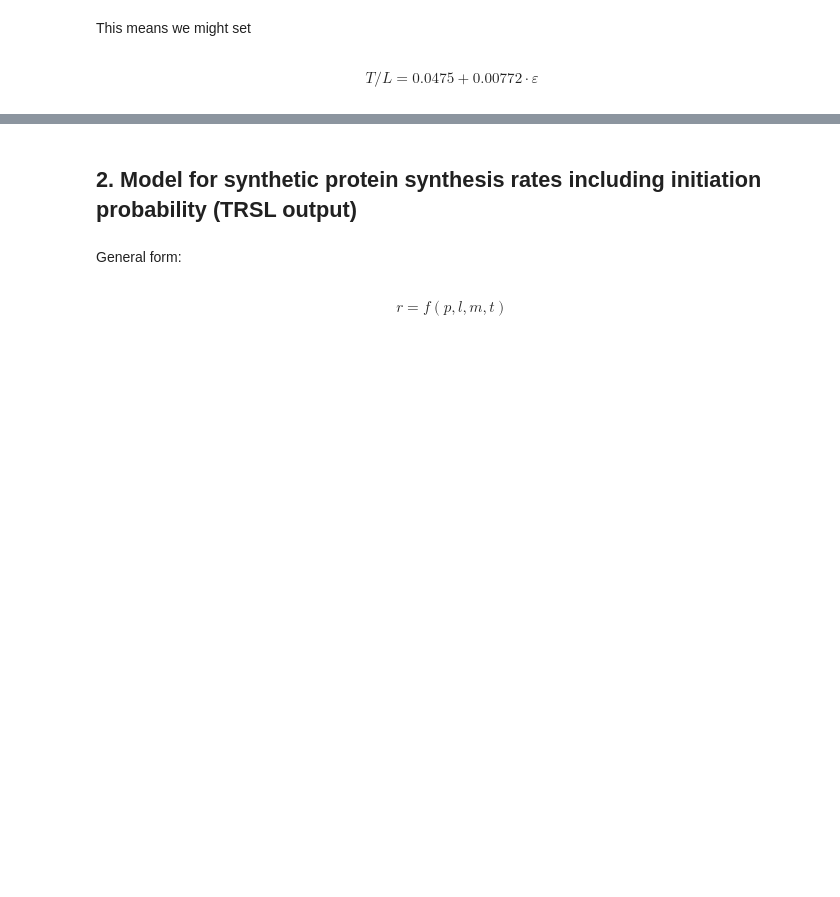
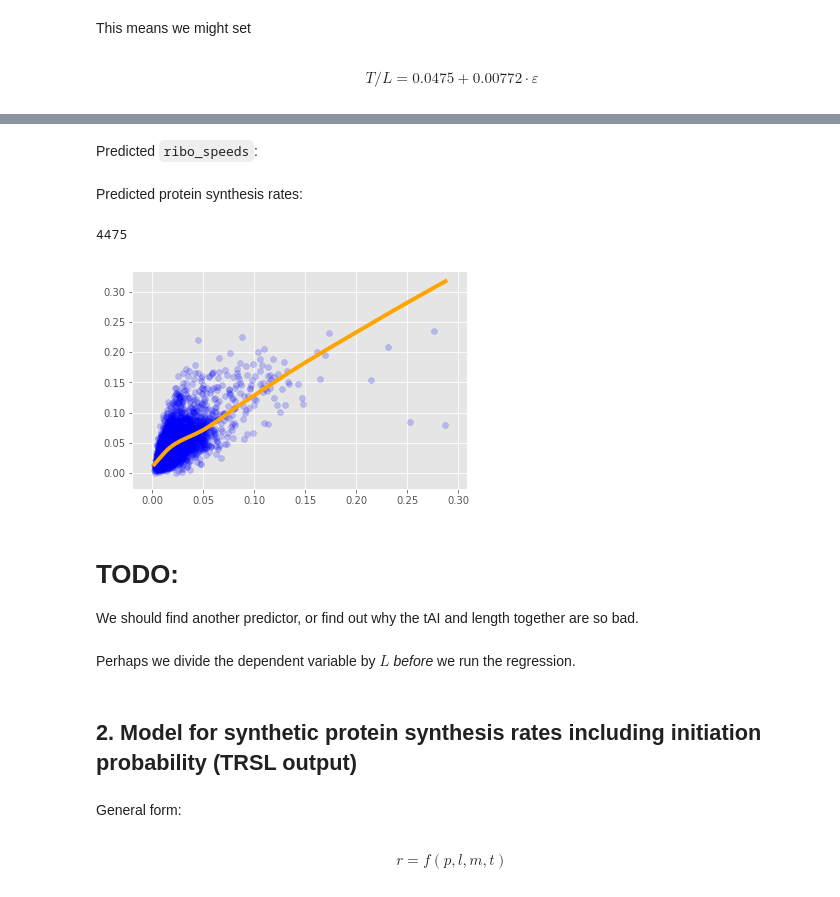
Before and after one commit to gittenberg/TRSL, a Jupyter notebook: workbooks/analyses/10 Modelling protein synthesis rates.ipynb, the cells around one changed output, grey strips where cells are left out. Drawn from its saved outputs; the diff is of its cells as text; code cells hidden in the pictures; blank space fills up the shorter version.

````diff
--- a/workbooks/analyses/10 Modelling protein synthesis rates.ipynb
+++ b/workbooks/analyses/10 Modelling protein synthesis rates.ipynb
@@ -427,0 +502,2 @@ TODO: also try a 2d regression
+# %%
+regression_data.columns = ["tAI", "ORF_length","Ribosome_speed"]
@@ -427,0 +517,3 @@ TODO: also try a 2d regression
+# %%
+result = sm.ols(formula="Ribosome_speed ~ tAI + ORF_length", data=regression_data).fit()
+print result.params
@@ -428,3 +545,22 @@ TODO: also try a 2d regression
+# %% [markdown]
+Predicted ```ribo_speeds```:
+# %%
+predictions = result.predict(regression_data).to_dict()
+# %% [markdown]
+Predicted protein synthesis rates:
+# %%
+predicted_rates_2D = {gene: predictions[gene] / orf_lengths[gene] for gene in predictions}
+# %%
+scatter_dicts(predicted_rates_2D, prot_speed_per_transcript_dict, xlog=False, ylog=False)
+# %% [output]
+4475
+[figure, added]
+# %% [markdown]
+# TODO:
+
+We should find another predictor, or find out why the tAI and length together are so bad.
+# %% [markdown]
+Perhaps we divide the dependent variable by $L$ _before_ we run the regression.
 # %% [markdown]
 ## 2. Model for synthetic protein synthesis rates including initiation probability (TRSL output)
 # %% [markdown]
````
Also changed, not shown: parts of 41 cells of this notebook.
